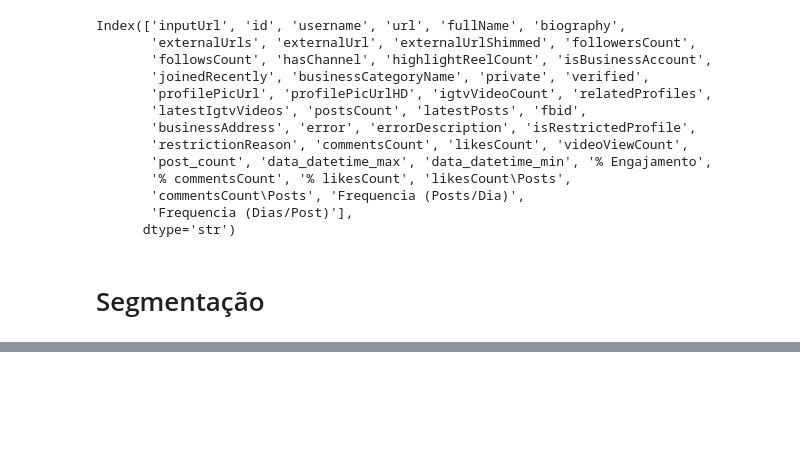
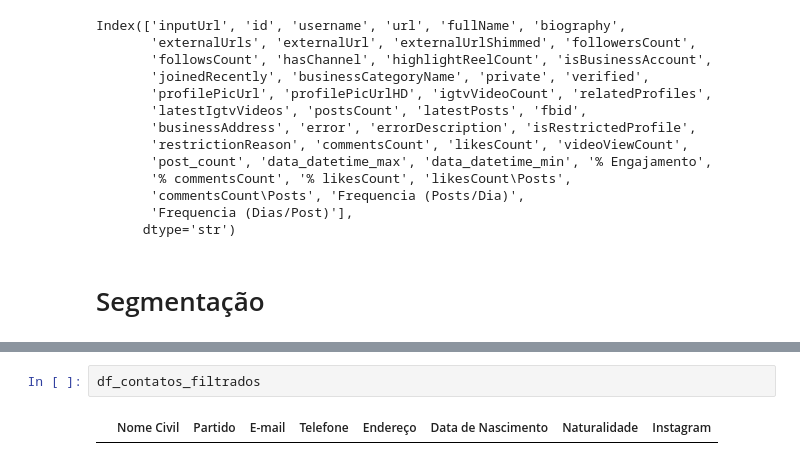
Before and after one commit to Vini0606/Analise-deputados, a Jupyter notebook: notebooks/segmentacao.ipynb, the cells around one changed output, grey strips where cells are left out. Saved outputs shown, nothing was run; the diff lists cells and outputs as text; blank space fills up the shorter version.

```diff
--- a/notebooks/segmentacao.ipynb
+++ b/notebooks/segmentacao.ipynb
@@ -224 +238,5 @@ Arquivo salvo em: c:\Projetos\analise-deputados-brasil\data\processed\piores_ran
 Arquivo salvo em: c:\Projetos\analise-deputados-brasil\data\processed\piores_rankings\top 5 piores followersCount.xlsx
+# %%
+df_contatos_filtrados
+# %% [output]
+|  | Nome Civil | Partido | E-mail | Telefone | Endereço | Data de Nascimento | Naturalidade | Instagram |
```
Also changed, not shown: parts of 4 cells of this notebook, 14 other files.
